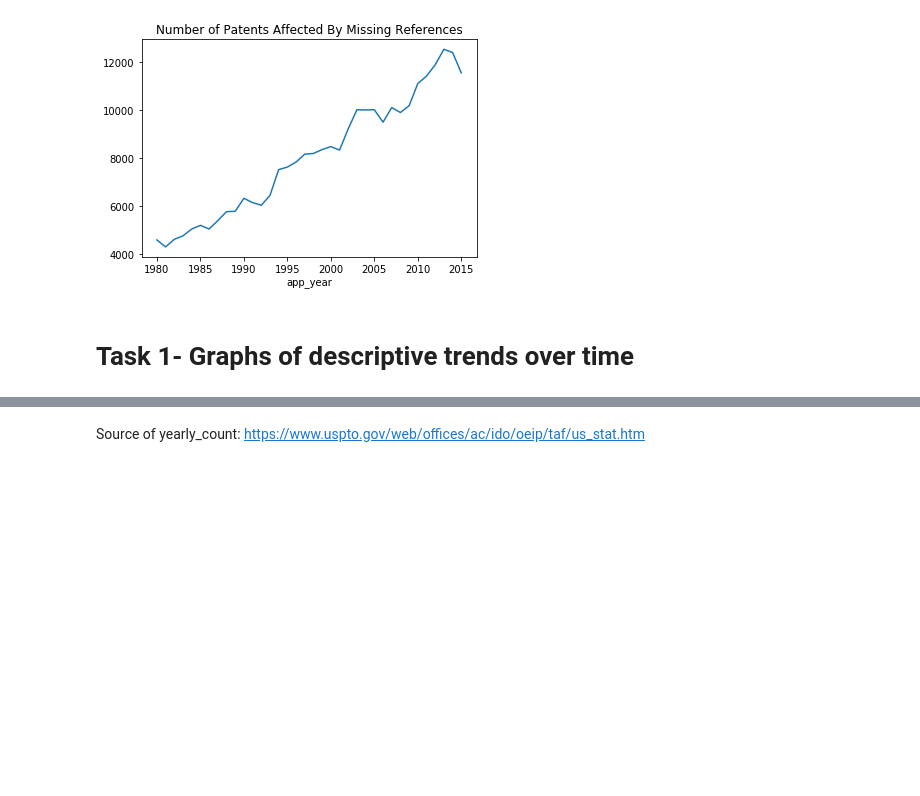
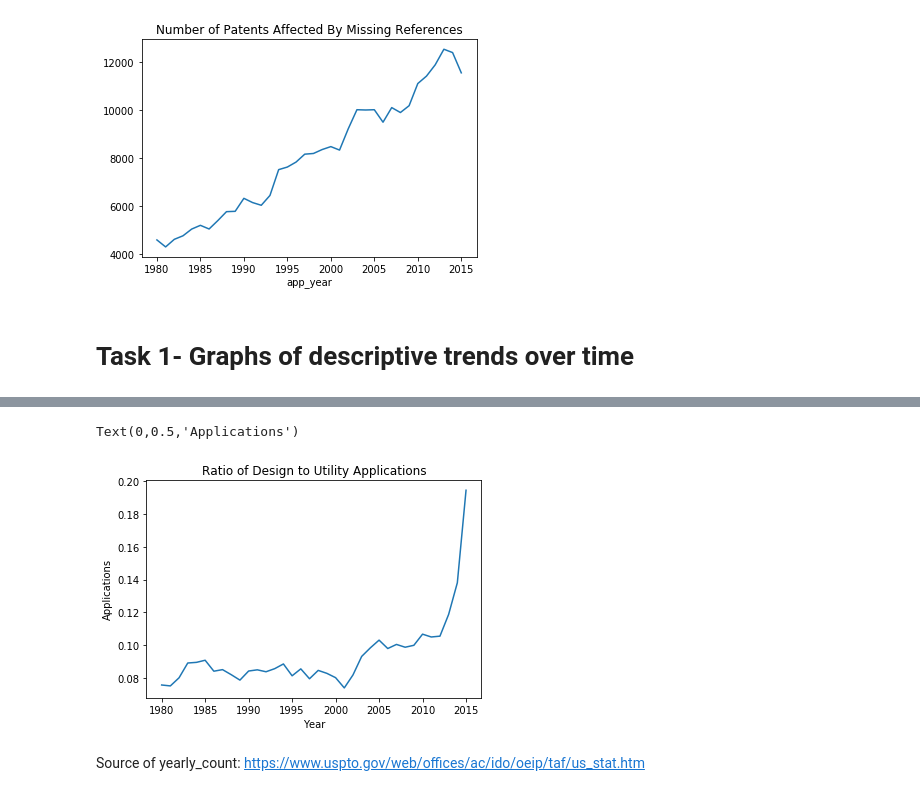
Before and after one commit to TieraLee/patents, a Jupyter notebook: Step 2 - Descriptive Statistics .ipynb, the cells around one changed output, grey strips where cells are left out. Drawn from its saved outputs; the diff is of its cells as text; code cells hidden in the pictures; blank space fills up the shorter version.

```diff
--- a/Step 2 - Descriptive Statistics .ipynb
+++ b/Step 2 - Descriptive Statistics .ipynb
@@ -53,3 +92,10 @@ master[master['is_missing'] == 1].groupby('app_year')['is_missing'].count().plot
+# %%
+ax = (design.groupby('date')['patent_id'].count() / utility.groupby('date')['patent_id'].count()).plot(title='Ratio of Design to Utility Applications')
+ax.set_xlabel('Year')
+ax.set_ylabel('Applications')
+# %% [output]
+Text(0,0.5,'Applications')
+[figure, added]
 # %% [markdown]
 Source of yearly_count: https://www.uspto.gov/web/offices/ac/ido/oeip/taf/us_stat.htm
 # %%
```
Also changed, not shown: parts of 6 cells of this notebook, 4 other files.
